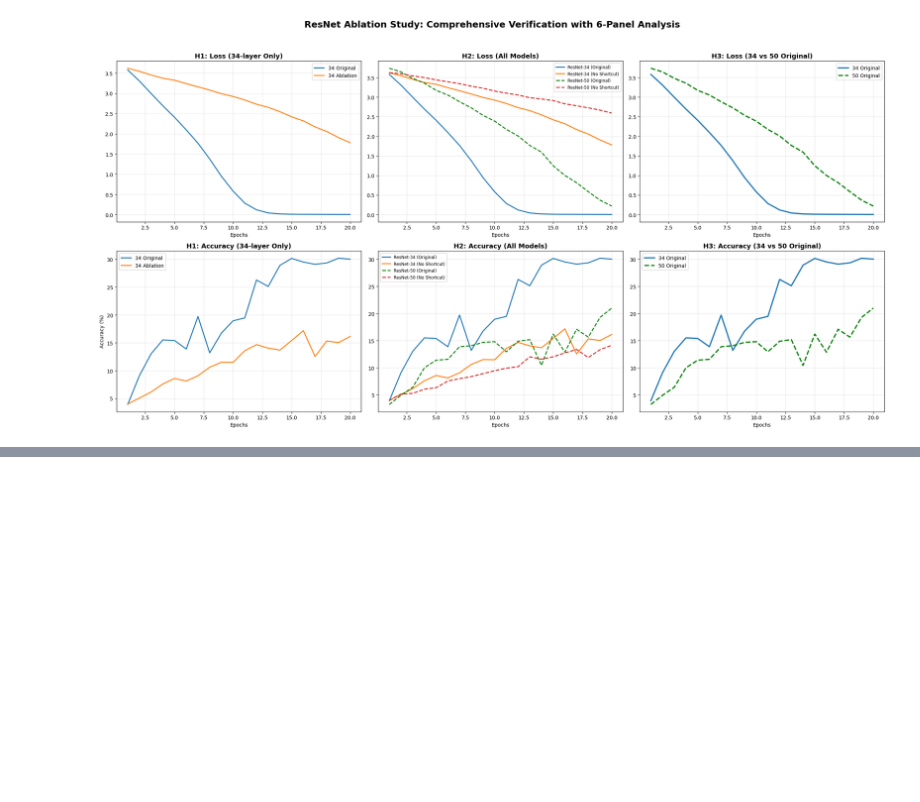
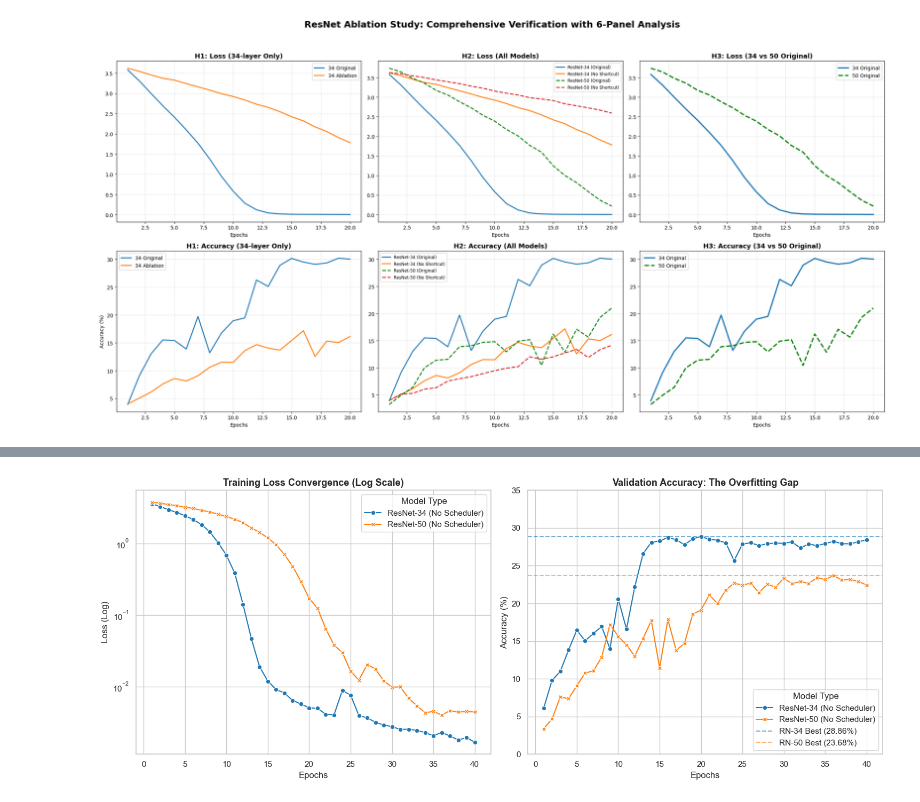
Before and after one commit to seongyeon-h/AIFFEL_quest_rs, a Jupyter notebook: Exploration/Ex02/ResNet_project.ipynb, the cells around one changed output, grey strips where cells are left out. Cells and saved outputs as stored; diff of their text form; code cells hidden in the pictures; blank space fills up the shorter version.

Commit message:
Ex02 폴더 업데이트 (data 폴더 제외)

```diff
--- a/Exploration/Ex02/ResNet_project.ipynb
+++ b/Exploration/Ex02/ResNet_project.ipynb
@@ -1353,0 +1097,45 @@ print("\n🎉 모든 실험이 종료되었습니다.")
+# %%
+import pandas as pd
+import matplotlib.pyplot as plt
+import seaborn as sns
+
+# 1. 데이터 로드 및 전처리
+df = pd.read_csv("resnet_experiment_final_results.csv")
+
+# [핵심] 비교를 위해 두 모델 모두 40 에포크까지만 필터링
+df_40 = df[df['Epoch'] <= 40].copy()
+
+# 시각화 스타일 설정
+sns.set_theme(style="whitegrid")
+plt.figure(figsize=(15, 6))
+palette = {"ResNet-34 (No Scheduler)": "#1f77b4", "ResNet-50 (No Scheduler)": "#ff7f0e"}
+
+# --- [왼쪽] Training Loss 비교 ---
+plt.subplot(1, 2, 1)
+sns.lineplot(data=df_40, x='Epoch', y='Train_Loss', hue='Experiment',
+             palette=palette, style='Experiment', markers=True, dashes=False)
+plt.yscale('log') # 로스 차이를 극명하게 보기 위해 로그 스케일 적용
+plt.title('Training Loss Convergence (Log Scale)', fontsize=13, fontweight='bold')
+plt.xlabel('Epochs')
+plt.ylabel('Loss (Log)')
+plt.legend(title='Model Type')
+
+# --- [오른쪽] Validation Accuracy 비교 ---
+plt.subplot(1, 2, 2)
+sns.lineplot(data=df_40, x='Epoch', y='Val_Acc', hue='Experiment',
+             palette=palette, style='Experiment', markers=True, dashes=False)
+
+# 최고점 표시 (RN-34: 28.86%, RN-50: 23.68%)
+plt.axhline(y=28.86, color='#1f77b4', linestyle='--', alpha=0.6, label='RN-34 Best (28.86%)')
+plt.axhline(y=23.68, color='#ff7f0e', linestyle='--', alpha=0.6, label='RN-50 Best (23.68%)')
+
+plt.title('Validation Accuracy: The Overfitting Gap', fontsize=13, fontweight='bold')
+plt.xlabel('Epochs')
+plt.ylabel('Accuracy (%)')
+plt.ylim(0, 35) # 정확도 차이를 집중해서 보기 위해 범위 제한
+plt.legend(title='Model Type', loc='lower right')
+
+plt.tight_layout()
+plt.show()
+# %% [output]
+[figure, added]
```
Also changed, not shown: parts of 12 cells of this notebook, 2 other files.
